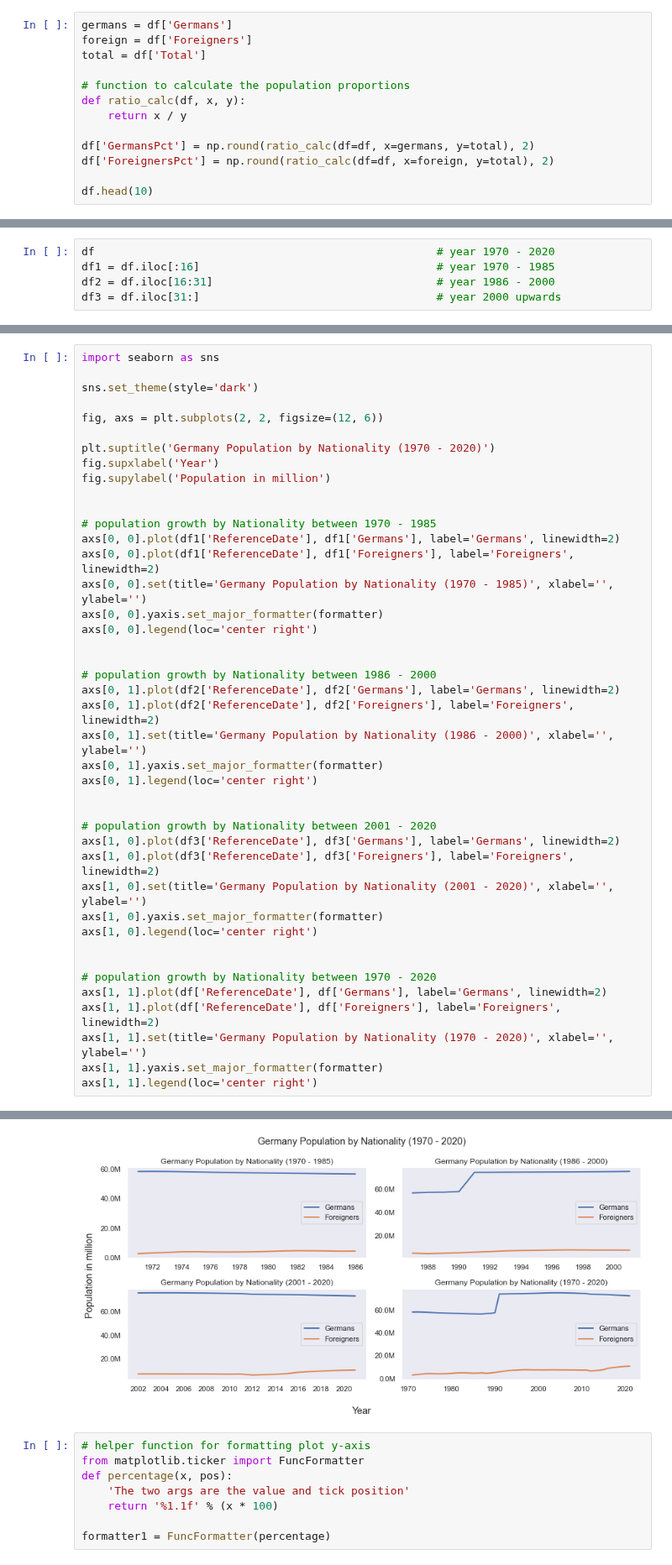
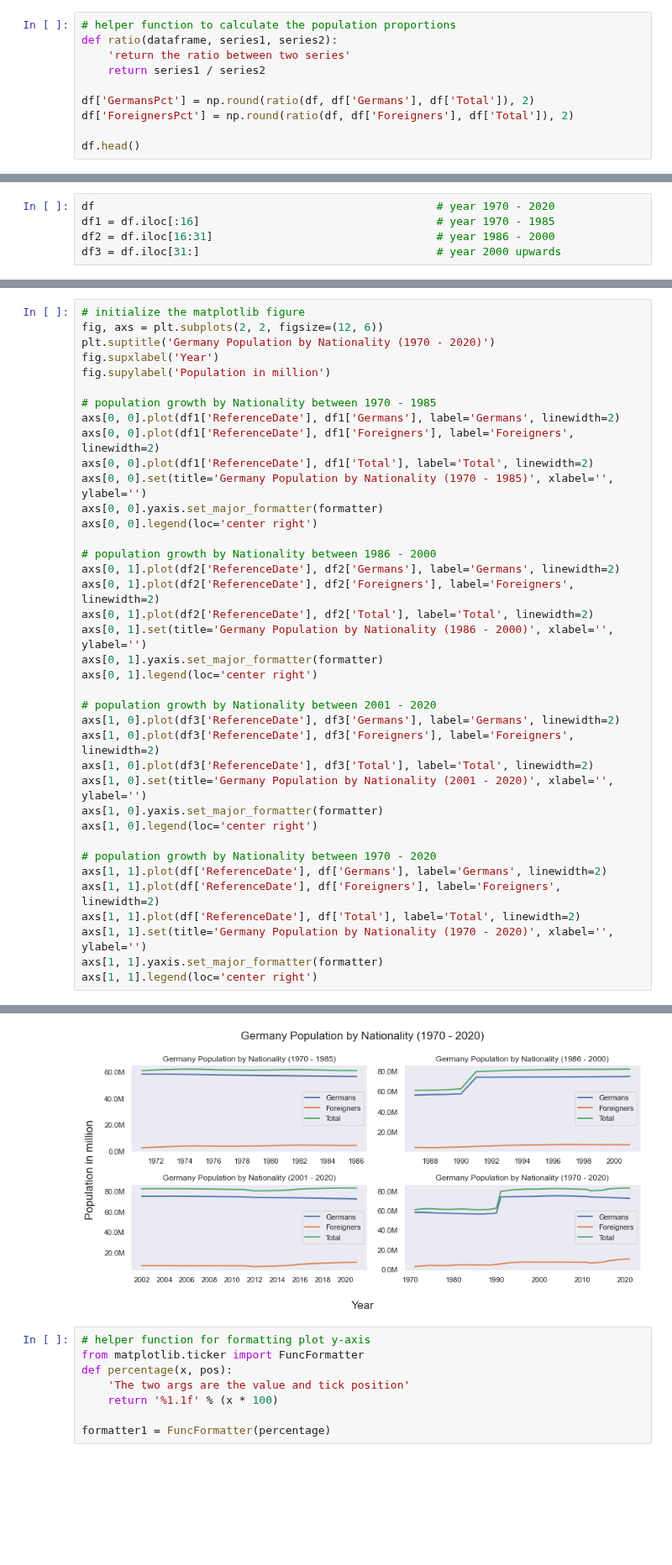
Before and after one commit to eldrigeampong/Data-Science, a Jupyter notebook: Statistisches Bundesamt/Society and environment/proj2.ipynb, the cells around one changed output, grey strips where cells are left out. Shown at 84% size. Cells and saved outputs as stored; diff of their text form; blank space fills up the shorter version.

```diff
--- a/Statistisches Bundesamt/Society and environment/proj2.ipynb
+++ b/Statistisches Bundesamt/Society and environment/proj2.ipynb
@@ -95,18 +94,15 @@ df.head(10)
 | 8 | 1978-12-31 | 57315844 | 4005819 | 61321663 | 1978 | 12 | 31 |
 | 9 | 1979-12-31 | 57188694 | 4250648 | 61439342 | 1979 | 12 | 31 |
 # %%
-germans = df['Germans']
-foreign = df['Foreigners']
-total = df['Total']
+# helper function to calculate the population proportions
+def ratio(dataframe, series1, series2):
+    'return the ratio between two series'
+    return series1 / series2
 
-# function to calculate the population proportions
-def ratio_calc(df, x, y):
-    return x / y
+df['GermansPct'] = np.round(ratio(df, df['Germans'], df['Total']), 2)
+df['ForeignersPct'] = np.round(ratio(df, df['Foreigners'], df['Total']), 2)
 
-df['GermansPct'] = np.round(ratio_calc(df=df, x=germans, y=total), 2)
-df['ForeignersPct'] = np.round(ratio_calc(df=df, x=foreign, y=total), 2)
-
-df.head(10)
+df.head()
 # %% [output]
 |  | ReferenceDate | Germans | Foreigners | Total | Year | Month | Day | GermansPct | ForeignersPct |
 | 0 | 1970-12-31 | 58263259 | 2737905 | 61001164 | 1970 | 12 | 31 | 0.96 | 0.04 |
@@ -137,48 +130,44 @@ df3 = df.iloc[31:]                                    # year 2000 upwards
 # %%
-import seaborn as sns
-
-sns.set_theme(style='dark')
-
+# initialize the matplotlib figure
 fig, axs = plt.subplots(2, 2, figsize=(12, 6))
-
 plt.suptitle('Germany Population by Nationality (1970 - 2020)')
 fig.supxlabel('Year')
 fig.supylabel('Population in million')
 
-
 # population growth by Nationality between 1970 - 1985
 axs[0, 0].plot(df1['ReferenceDate'], df1['Germans'], label='Germans', linewidth=2)
 axs[0, 0].plot(df1['ReferenceDate'], df1['Foreigners'], label='Foreigners', linewidth=2)
+axs[0, 0].plot(df1['ReferenceDate'], df1['Total'], label='Total', linewidth=2)
 axs[0, 0].set(title='Germany Population by Nationality (1970 - 1985)', xlabel='', ylabel='')
 axs[0, 0].yaxis.set_major_formatter(formatter)
 axs[0, 0].legend(loc='center right')
 
-
 # population growth by Nationality between 1986 - 2000
 axs[0, 1].plot(df2['ReferenceDate'], df2['Germans'], label='Germans', linewidth=2)
 axs[0, 1].plot(df2['ReferenceDate'], df2['Foreigners'], label='Foreigners', linewidth=2)
+axs[0, 1].plot(df2['ReferenceDate'], df2['Total'], label='Total', linewidth=2)
 axs[0, 1].set(title='Germany Population by Nationality (1986 - 2000)', xlabel='', ylabel='')
 axs[0, 1].yaxis.set_major_formatter(formatter)
 axs[0, 1].legend(loc='center right')
 
-
 # population growth by Nationality between 2001 - 2020
 axs[1, 0].plot(df3['ReferenceDate'], df3['Germans'], label='Germans', linewidth=2)
 axs[1, 0].plot(df3['ReferenceDate'], df3['Foreigners'], label='Foreigners', linewidth=2)
+axs[1, 0].plot(df3['ReferenceDate'], df3['Total'], label='Total', linewidth=2)
 axs[1, 0].set(title='Germany Population by Nationality (2001 - 2020)', xlabel='', ylabel='')
 axs[1, 0].yaxis.set_major_formatter(formatter)
 axs[1, 0].legend(loc='center right')
 
-
 # population growth by Nationality between 1970 - 2020
 axs[1, 1].plot(df['ReferenceDate'], df['Germans'], label='Germans', linewidth=2)
 axs[1, 1].plot(df['ReferenceDate'], df['Foreigners'], label='Foreigners', linewidth=2)
+axs[1, 1].plot(df['ReferenceDate'], df['Total'], label='Total', linewidth=2)
 axs[1, 1].set(title='Germany Population by Nationality (1970 - 2020)', xlabel='', ylabel='')
 axs[1, 1].yaxis.set_major_formatter(formatter)
 axs[1, 1].legend(loc='center right')
 # %% [output]
 <matplotlib.legend.Legend at 0x...>
-[figure, old version]
+[figure, new version]
 # %%
 # helper function for formatting plot y-axis
 from matplotlib.ticker import FuncFormatter
```
Also changed, not shown: parts of 7 cells of this notebook, 2 other files.
